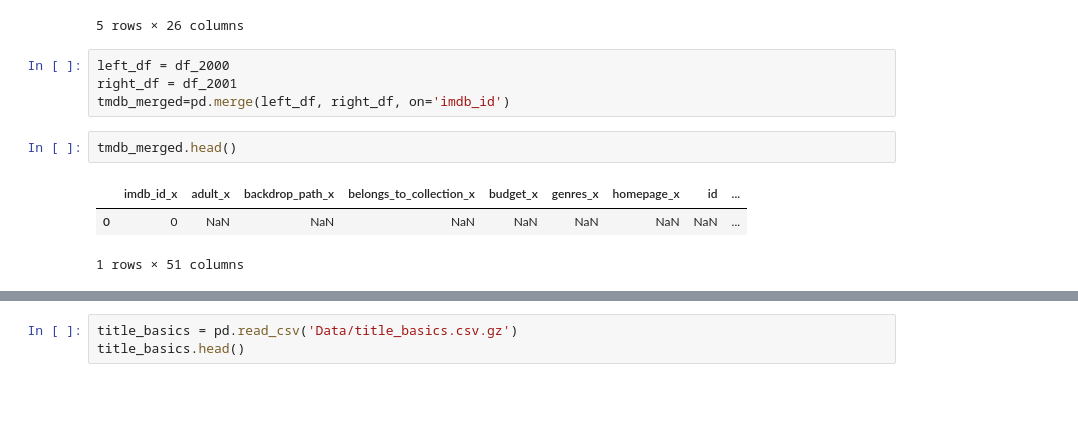
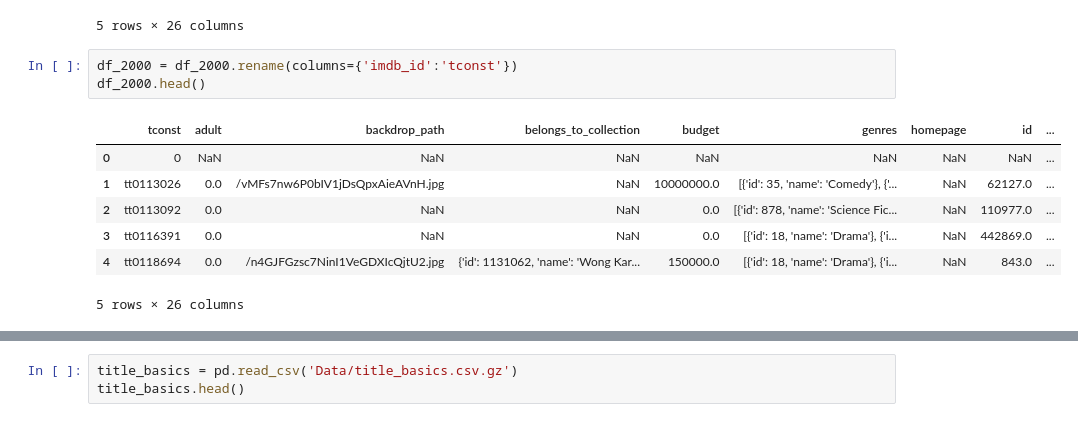
Before and after one commit to thejustinfields/data-enrichment-project, a Jupyter notebook: part-3-SQL.ipynb, the cells around one changed output, grey strips where cells are left out. Cells and saved outputs as stored; diff of their text form; blank space fills up the shorter version.

```diff
--- a/part-3-SQL.ipynb
+++ b/part-3-SQL.ipynb
@@ -32,13 +32,14 @@ df_2001.head()
 | 3 | tt0116916 | 0.0 | /rFpHBidSlhjflmnLu7BZilyKeQR.jpg | NaN | 0.0 | [{'id': 28, 'name': 'Action'}, {'... | NaN | 73549.0 | ... |
 | 4 | tt0118589 | 0.0 | /9NZAirJahVilTiDNCHLFcdkwkiy.jpg | NaN | 22000000.0 | [{'id': 18, 'name': 'Drama'}, {'i... | NaN | 10696.0 | ... |
 5 rows × 26 columns
-# %%
-left_df = df_2000
-right_df = df_2001
-tmdb_merged=pd.merge(left_df, right_df, on='imdb_id')
-# %%
-tmdb_merged.head()
-# %% [output]
-|  | imdb_id_x | adult_x | backdrop_path_x | belongs_to_collection_x | budget_x | genres_x | homepage_x | id | ... |
-| 0 | 0 | NaN | NaN | NaN | NaN | NaN | NaN | NaN | ... |
-1 rows × 51 columns
+# %%
+df_2000 = df_2000.rename(columns={'imdb_id':'tconst'})
+df_2000.head()
+# %% [output]
+|  | tconst | adult | backdrop_path | belongs_to_collection | budget | genres | homepage | id | ... |
+| 0 | 0 | NaN | NaN | NaN | NaN | NaN | NaN | NaN | ... |
+| 1 | tt0113026 | 0.0 | /vMFs7nw6P0bIV1jDsQpxAieAVnH.jpg | NaN | 10000000.0 | [{'id': 35, 'name': 'Comedy'}, {'... | NaN | 62127.0 | ... |
+| 2 | tt0113092 | 0.0 | NaN | NaN | 0.0 | [{'id': 878, 'name': 'Science Fic... | NaN | 110977.0 | ... |
+| 3 | tt0116391 | 0.0 | NaN | NaN | 0.0 | [{'id': 18, 'name': 'Drama'}, {'i... | NaN | 442869.0 | ... |
+| 4 | tt0118694 | 0.0 | /n4GJFGzsc7NinI1VeGDXIcQjtU2.jpg | {'id': 1131062, 'name': 'Wong Kar... | 150000.0 | [{'id': 18, 'name': 'Drama'}, {'i... | NaN | 843.0 | ... |
+5 rows × 26 columns
```
Also changed, not shown: parts of 14 cells of this notebook.
